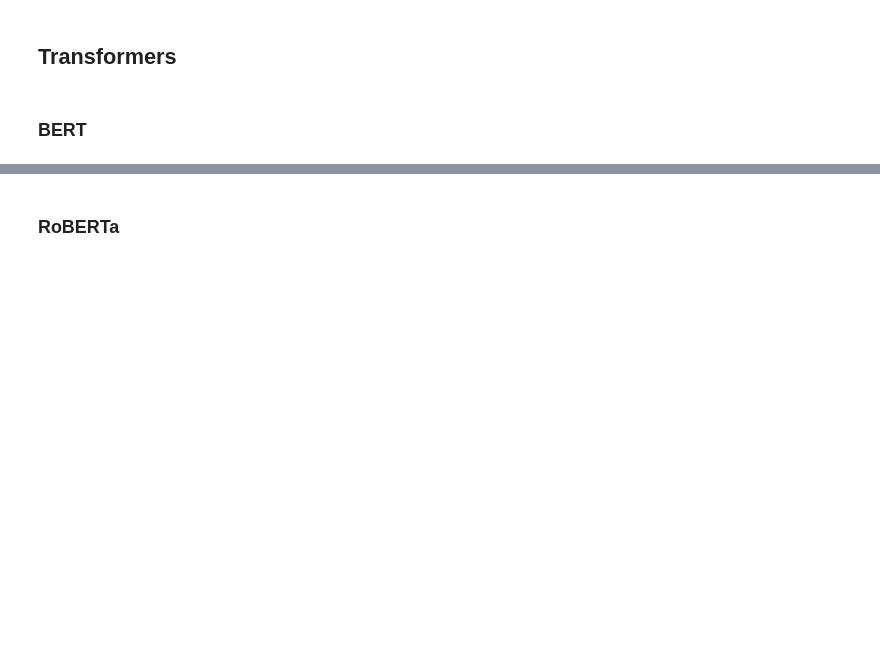
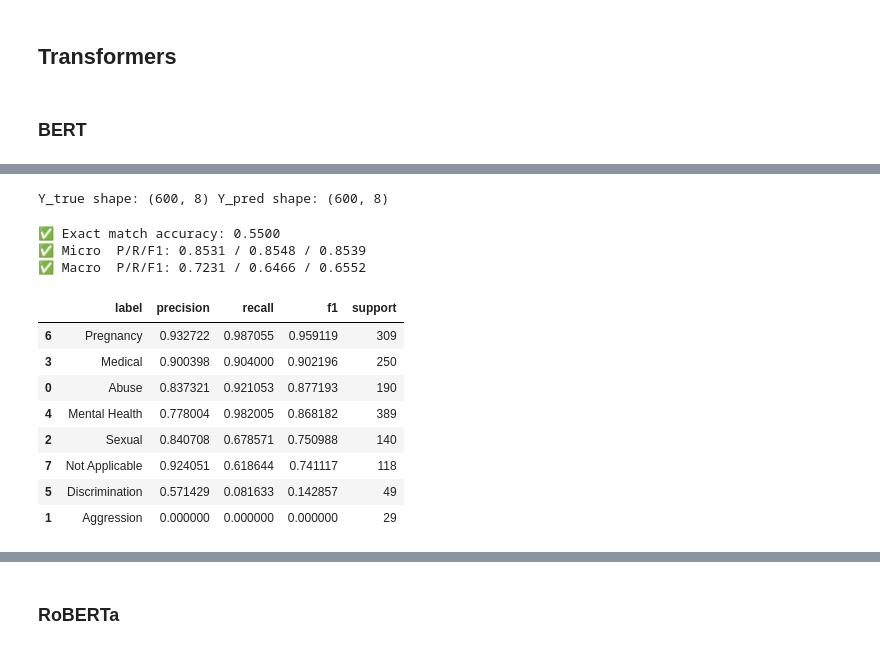
Before and after one commit to ShirleneRose/TriggerWarnings, a Jupyter notebook: jupyter-notebooks/model_evaluations.ipynb, the cells around one changed output, grey strips where cells are left out. Cells and saved outputs as stored; diff of their text form; code cells hidden in the pictures; blank space fills up the shorter version.

```diff
--- a/jupyter-notebooks/model_evaluations.ipynb
+++ b/jupyter-notebooks/model_evaluations.ipynb
@@ -454,0 +618,21 @@ tokenizer_bert.save_pretrained(str(model_dir_bert / "final_model"))
+# %%
+def parse_labels(x):
+    if pd.isna(x):
+        return []
+    if isinstance(x, list):
+        return [str(t).strip() for t in x if str(t).strip()]
+    s = str(x).strip()
+    if s == "" or s.lower() == "nan":
+        return []
+    try:
+        val = ast.literal_eval(s)  # handles '["A","B"]'
+        if isinstance(val, list):
+            return [str(t).strip() for t in val if str(t).strip()]
+        return [str(val).strip()]
+    except Exception:
+        return [t.strip() for t in s.split(",") if t.strip()]
+
+merged["y_pred"] = merged[PRED_LABEL_COL].apply(parse_labels)
+merged["y_true"] = merged[GT_LABEL_COL].apply(parse_labels)
+
+display(merged[[ID_COL, "y_true", "y_pred"]].head(10))
@@ -454,0 +651,52 @@ tokenizer_bert.save_pretrained(str(model_dir_bert / "final_model"))
+# %%
+mlb = MultiLabelBinarizer(classes=CANON_LABELS)
+
+Y_true = mlb.fit_transform(merged["y_true"])
+Y_pred = mlb.transform(merged["y_pred"])
+
+print("Y_true shape:", Y_true.shape, "Y_pred shape:", Y_pred.shape)
+# %% [output]
+Y_true shape: (600, 8) Y_pred shape: (600, 8)
+# %%
+# Exact match accuracy = all labels exactly correct for a row
+exact_match = accuracy_score(Y_true, Y_pred)
+
+# Micro / Macro P/R/F1
+p_micro, r_micro, f1_micro, _ = precision_recall_fscore_support(
+    Y_true, Y_pred, average="micro", zero_division=0
+)
+p_macro, r_macro, f1_macro, _ = precision_recall_fscore_support(
+    Y_true, Y_pred, average="macro", zero_division=0
+)
+
+print(f"✅ Exact match accuracy: {exact_match:.4f}")
+print(f"✅ Micro  P/R/F1: {p_micro:.4f} / {r_micro:.4f} / {f1_micro:.4f}")
+print(f"✅ Macro  P/R/F1: {p_macro:.4f} / {r_macro:.4f} / {f1_macro:.4f}")
+# %% [output]
+✅ Exact match accuracy: 0.5500
+✅ Micro  P/R/F1: 0.8531 / 0.8548 / 0.8539
+✅ Macro  P/R/F1: 0.7231 / 0.6466 / 0.6552
+# %%
+p, r, f1, support = precision_recall_fscore_support(
+    Y_true, Y_pred, average=None, zero_division=0
+)
+
+per_label = pd.DataFrame({
+    "label": CANON_LABELS,
+    "precision": p,
+    "recall": r,
+    "f1": f1,
+    "support": support
+}).sort_values("f1", ascending=False)
+
+display(per_label)
+# %% [output]
+|  | label | precision | recall | f1 | support |
+| 6 | Pregnancy | 0.932722 | 0.987055 | 0.959119 | 309 |
+| 3 | Medical | 0.900398 | 0.904000 | 0.902196 | 250 |
+| 0 | Abuse | 0.837321 | 0.921053 | 0.877193 | 190 |
+| 4 | Mental Health | 0.778004 | 0.982005 | 0.868182 | 389 |
+| 2 | Sexual | 0.840708 | 0.678571 | 0.750988 | 140 |
+| 7 | Not Applicable | 0.924051 | 0.618644 | 0.741117 | 118 |
+| 5 | Discrimination | 0.571429 | 0.081633 | 0.142857 | 49 |
+| 1 | Aggression | 0.000000 | 0.000000 | 0.000000 | 29 |
```
Also changed, not shown: parts of 21 cells of this notebook, 6 other files.
